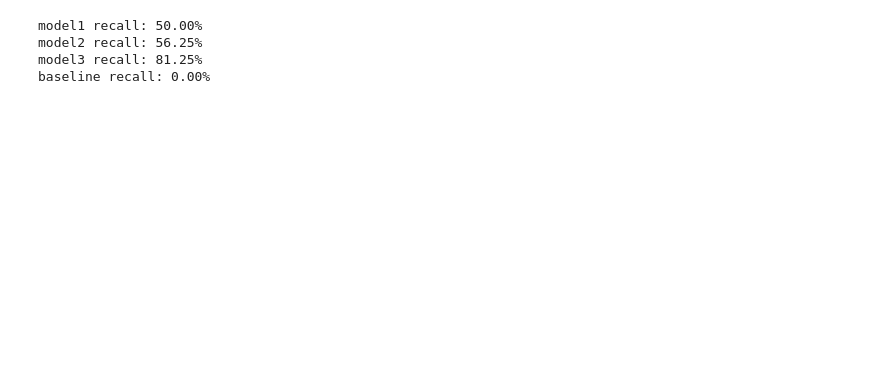
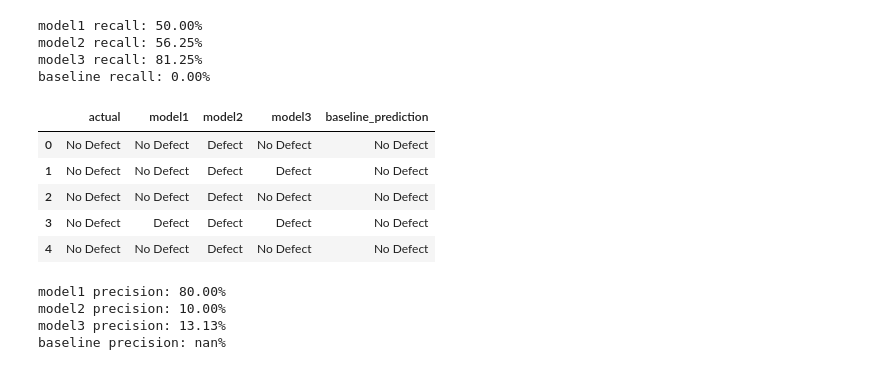
Before and after one commit to brianclements03/classification-exercises, a Jupyter notebook: model_evaluation.ipynb, the cells around one changed output. Saved outputs shown, nothing was run; the diff lists cells and outputs as text; code cells hidden in the pictures; blank space fills up the shorter version.

```diff
--- a/model_evaluation.ipynb
+++ b/model_evaluation.ipynb
@@ -158,8 +166,34 @@ baseline recall: 0.00%
 # %%
 # Precision: # only look at the subset where we made positive prediction
 # (i.e. prediction == 'coffee')
 
 subset1 =c3[c3.model1 == 'Defect']
 subset2 =c3[c3.model2 == 'Defect']
 subset3 =c3[c3.model3 == 'Defect']
 subset_baseline = c3[c3.baseline_prediction == 'Defect']
+
+c3.head()
+# %% [output]
+|  | actual | model1 | model2 | model3 | baseline_prediction |
+| 0 | No Defect | No Defect | Defect | No Defect | No Defect |
+| 1 | No Defect | No Defect | Defect | Defect | No Defect |
+| 2 | No Defect | No Defect | Defect | No Defect | No Defect |
+| 3 | No Defect | Defect | Defect | Defect | No Defect |
+| 4 | No Defect | No Defect | Defect | No Defect | No Defect |
+# %%
+model1_precision = (subset1.actual == subset1.model1).mean()
+model2_precision = (subset2.actual == subset2.model2).mean()
+model3_precision = (subset3.actual == subset3.model3).mean()
+baseline_precision = (subset_baseline.actual == subset_baseline.baseline_prediction).mean()
+
+print(f'model1 precision: {model1_precision:.2%}')
+print(f'model2 precision: {model2_precision:.2%}')
+print(f'model3 precision: {model3_precision:.2%}')
+
+print(f'baseline precision: {baseline_precision:.2%}')
+# This is returning a NAN for baseline precisin bc there are no 'Defect' values in that column
+# %% [output]
+model1 precision: 80.00%
+model2 precision: 10.00%
+model3 precision: 13.13%
+baseline precision: nan%
```
Also changed, not shown: parts of 27 cells of this notebook, 1 other file.
